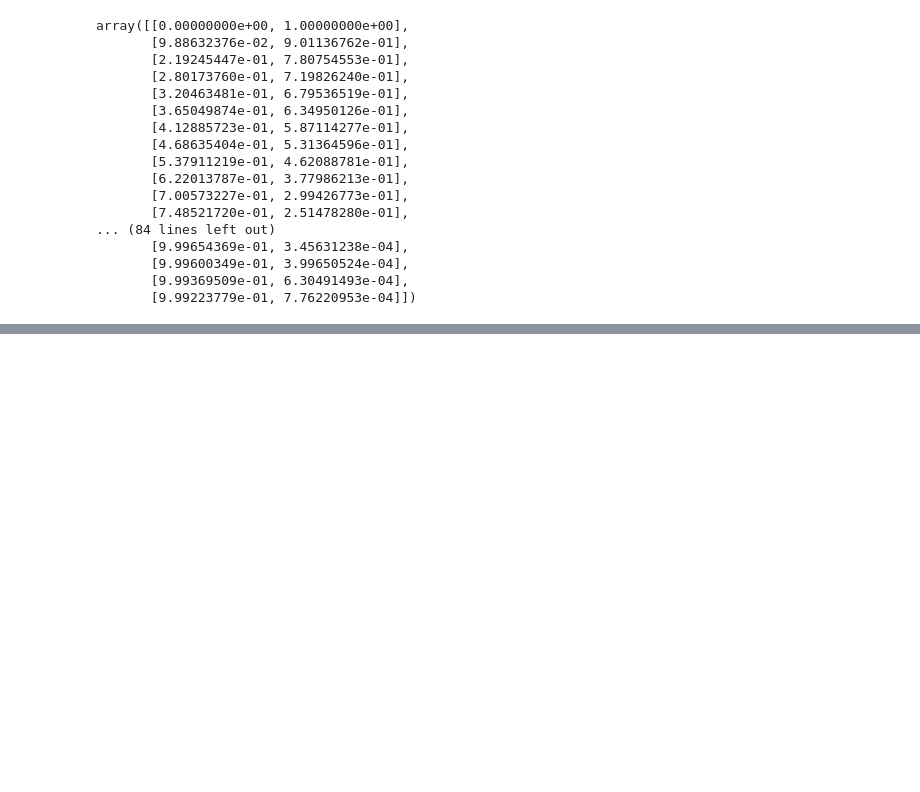
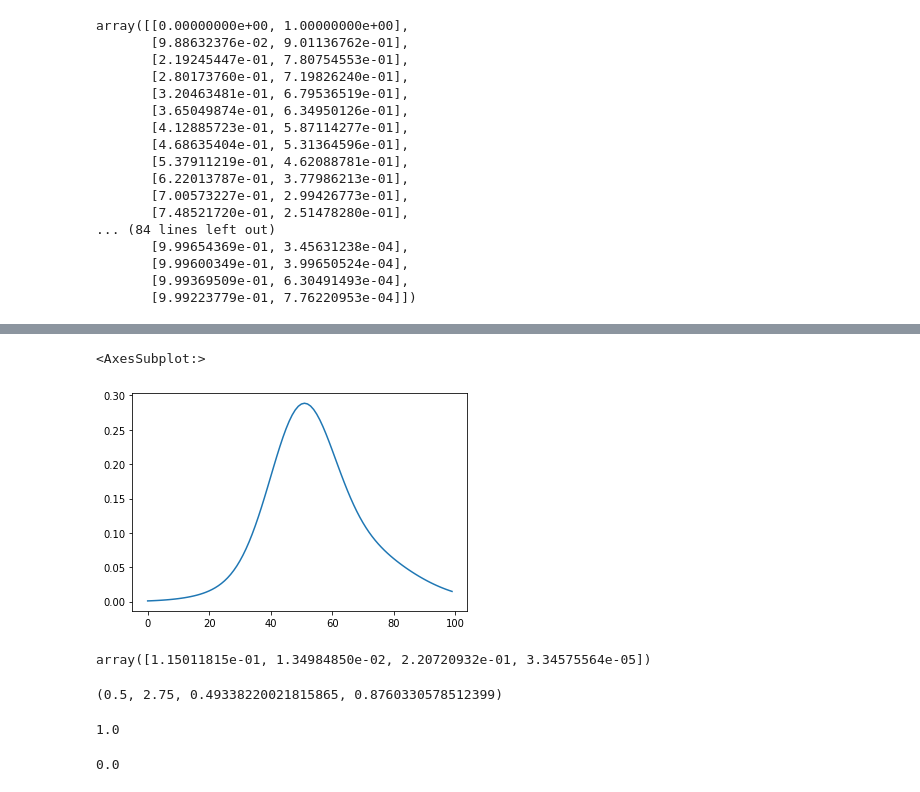
Before and after one commit to felixbrunner/hmm-real-vol, a Jupyter notebook: notebooks/Untitled.ipynb, the cells around one changed output, grey strips where cells are left out. Saved outputs shown, nothing was run; the diff lists cells and outputs as text; code cells hidden in the pictures; blank space fills up the shorter version.

```diff
--- a/notebooks/Untitled.ipynb
+++ b/notebooks/Untitled.ipynb
@@ -815,0 +1423,26 @@ array([[0.00000000e+00, 1.00000000e+00],
+# %%
+import pandas as pd
+pd.Series(mix.pdf(np.arange(-5,5,0.1))).plot()
+# %% [output]
+<AxesSubplot:>
+[figure, added]
+# %%
+mix.pdf([2,5,1,9])
+# %% [output]
+array([1.15011815e-01, 1.34984850e-02, 2.20720932e-01, 3.34575564e-05])
+# %%
+mix.var()
+mix.skew()
+mix.kurt()
+mix.exkurt()
+mix.mvsk()
+# %% [output]
+(0.5, 2.75, 0.49338220021815865, 0.8760330578512399)
+# %%
+mix.entropy()
+# %% [output]
+1.0
+# %%
+sp.stats.entropy(mix.weights, base=mix.n_components)
+# %% [output]
+0.0
```
Also changed, not shown: parts of 13 cells of this notebook, 3 other files.
